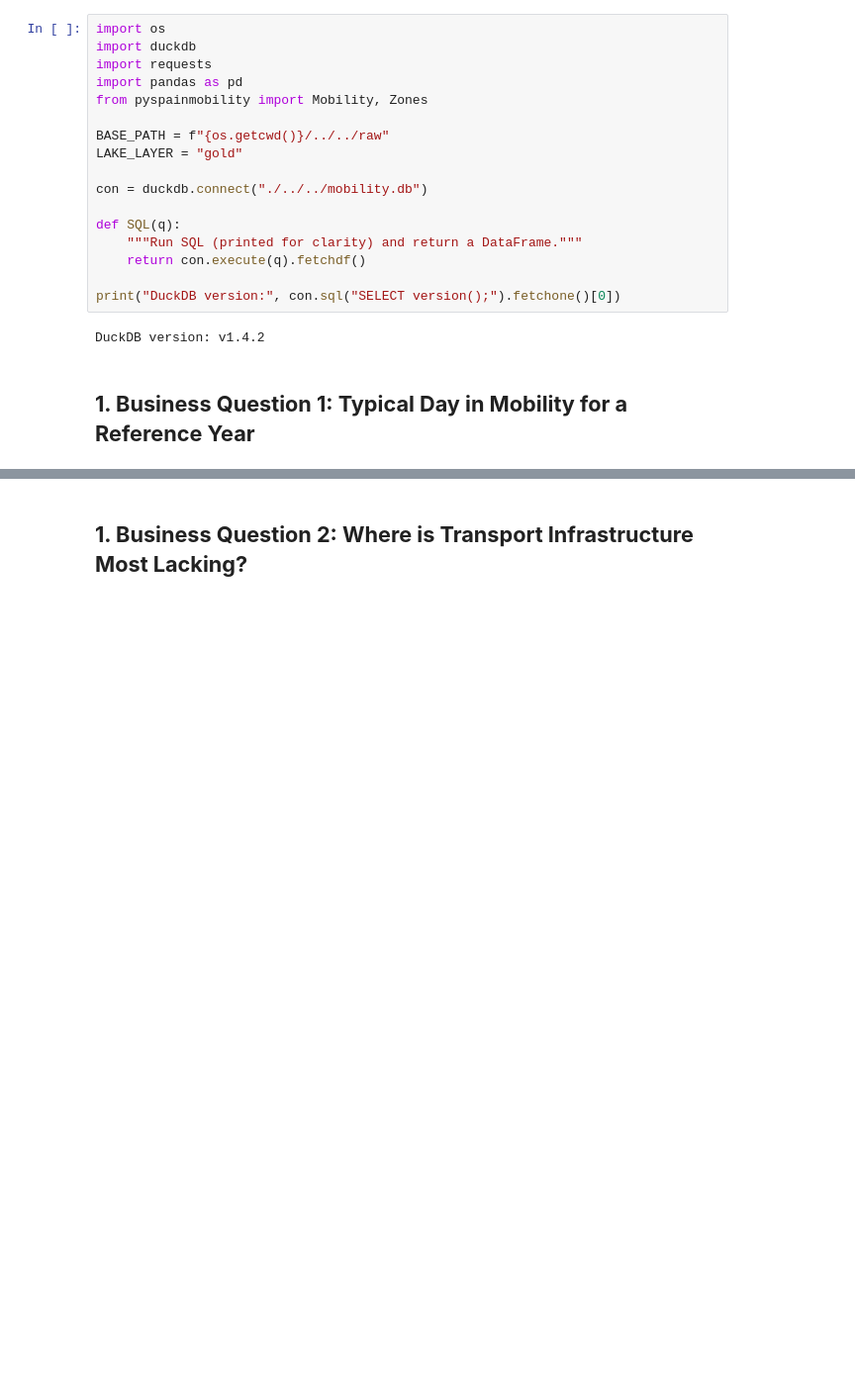
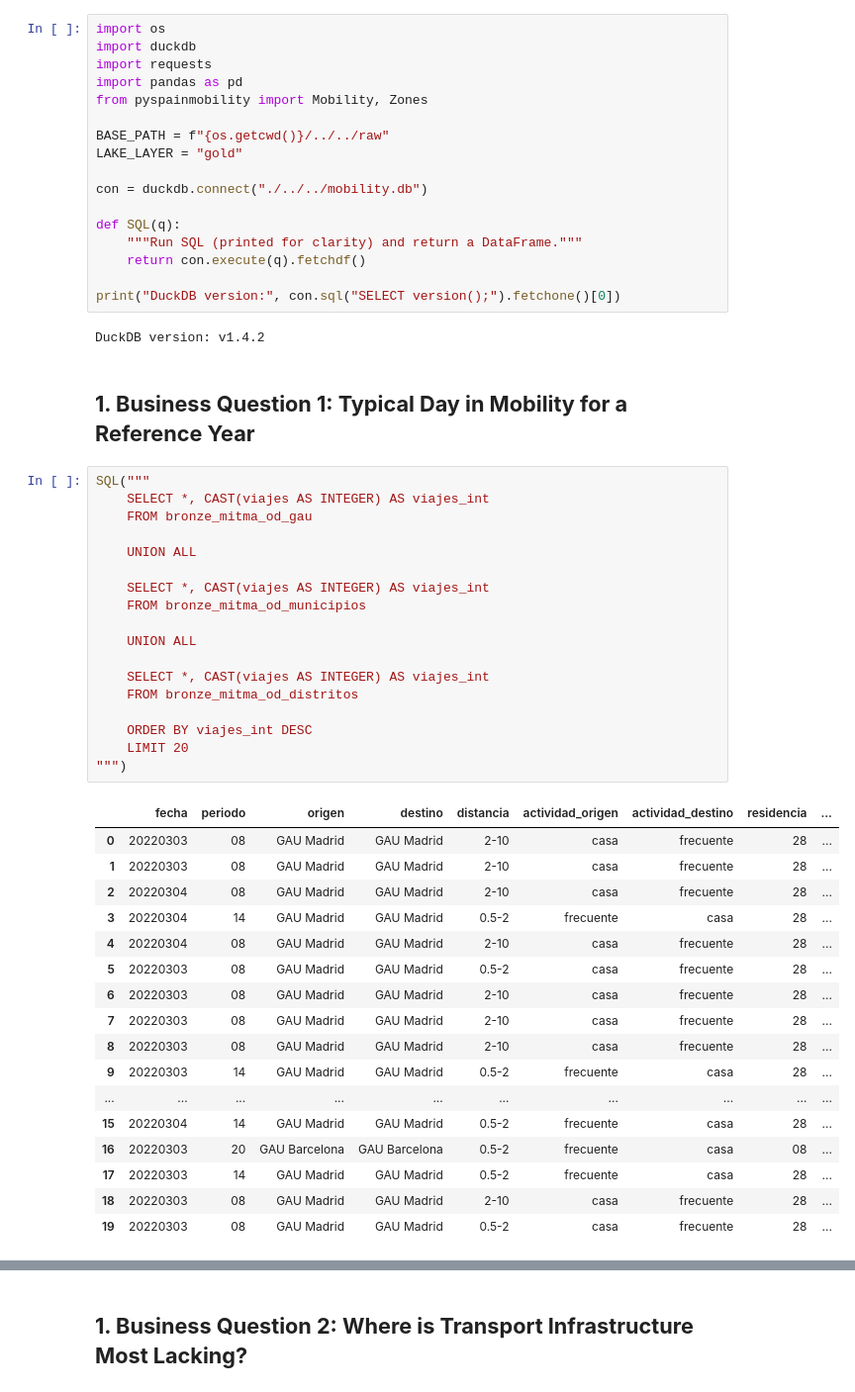
Before and after one commit to bgramaje/muceim-bigdata_project, a Jupyter notebook: notebooks/layers/gold_v2.ipynb, the cells around one changed output, grey strips where cells are left out. Shown at 99% size. Cells and saved outputs as stored; diff of their text form; blank space fills up the shorter version.

```diff
--- a/notebooks/layers/gold_v2.ipynb
+++ b/notebooks/layers/gold_v2.ipynb
@@ -30,3 +48,39 @@ print("DuckDB version:", con.sql("SELECT version();").fetchone()[0])
 DuckDB version: v1.4.2
 # %% [markdown]
 <h2 id="q1"><b>1. Business Question 1: Typical Day in Mobility for a Reference Year</b></h2>
+# %%
+SQL("""
+    SELECT *, CAST(viajes AS INTEGER) AS viajes_int
+    FROM bronze_mitma_od_gau
+
+    UNION ALL
+
+    SELECT *, CAST(viajes AS INTEGER) AS viajes_int
+    FROM bronze_mitma_od_municipios
+
+    UNION ALL
+
+    SELECT *, CAST(viajes AS INTEGER) AS viajes_int
+    FROM bronze_mitma_od_distritos
+
+    ORDER BY viajes_int DESC
+    LIMIT 20
+""")
+# %% [output]
+|  | fecha | periodo | origen | destino | distancia | actividad_origen | actividad_destino | residencia | ... |
+| 0 | 20220303 | 08 | GAU Madrid | GAU Madrid | 2-10 | casa | frecuente | 28 | ... |
+| 1 | 20220303 | 08 | GAU Madrid | GAU Madrid | 2-10 | casa | frecuente | 28 | ... |
+| 2 | 20220304 | 08 | GAU Madrid | GAU Madrid | 2-10 | casa | frecuente | 28 | ... |
+| 3 | 20220304 | 14 | GAU Madrid | GAU Madrid | 0.5-2 | frecuente | casa | 28 | ... |
+| 4 | 20220304 | 08 | GAU Madrid | GAU Madrid | 2-10 | casa | frecuente | 28 | ... |
+| 5 | 20220303 | 08 | GAU Madrid | GAU Madrid | 0.5-2 | casa | frecuente | 28 | ... |
+| 6 | 20220303 | 08 | GAU Madrid | GAU Madrid | 2-10 | casa | frecuente | 28 | ... |
+| 7 | 20220303 | 08 | GAU Madrid | GAU Madrid | 2-10 | casa | frecuente | 28 | ... |
+| 8 | 20220303 | 08 | GAU Madrid | GAU Madrid | 2-10 | casa | frecuente | 28 | ... |
+| 9 | 20220303 | 14 | GAU Madrid | GAU Madrid | 0.5-2 | frecuente | casa | 28 | ... |
+| ... | ... | ... | ... | ... | ... | ... | ... | ... | ... |
+| 15 | 20220304 | 14 | GAU Madrid | GAU Madrid | 0.5-2 | frecuente | casa | 28 | ... |
+| 16 | 20220303 | 20 | GAU Barcelona | GAU Barcelona | 0.5-2 | frecuente | casa | 08 | ... |
+| 17 | 20220303 | 14 | GAU Madrid | GAU Madrid | 0.5-2 | frecuente | casa | 28 | ... |
+| 18 | 20220303 | 08 | GAU Madrid | GAU Madrid | 2-10 | casa | frecuente | 28 | ... |
+| 19 | 20220303 | 08 | GAU Madrid | GAU Madrid | 0.5-2 | casa | frecuente | 28 | ... |
```
Also changed, not shown: parts of 7 cells of this notebook, 1 other file.
